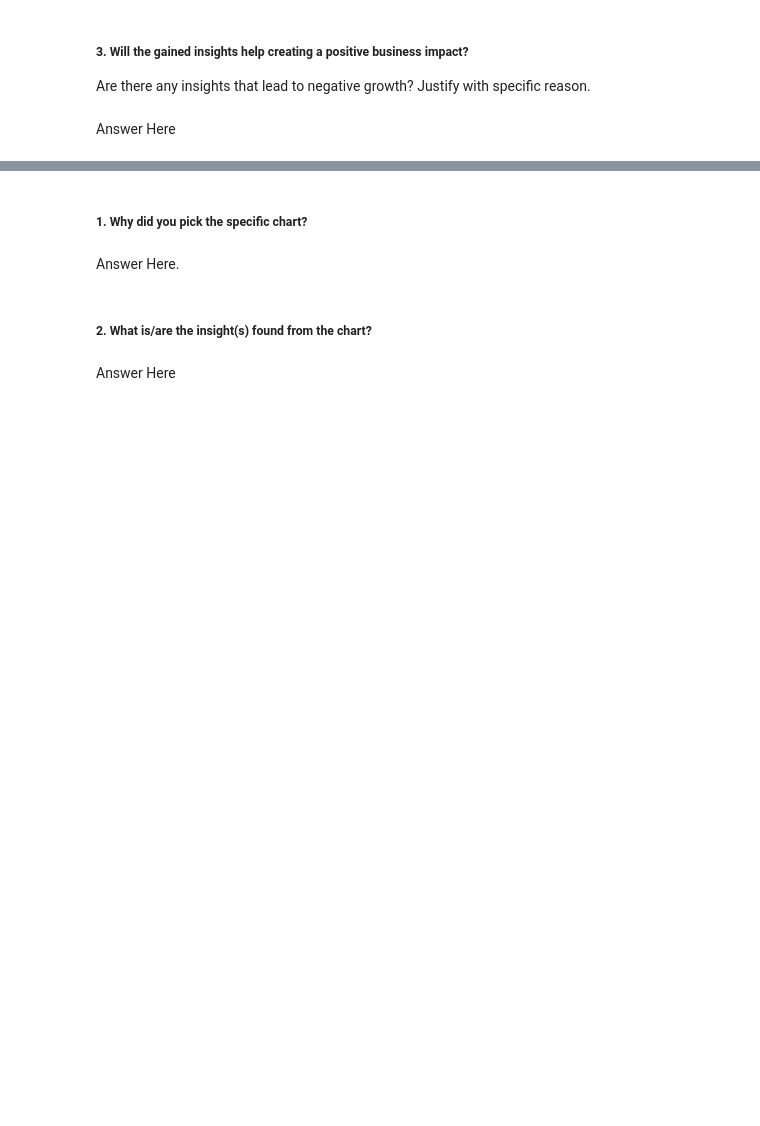
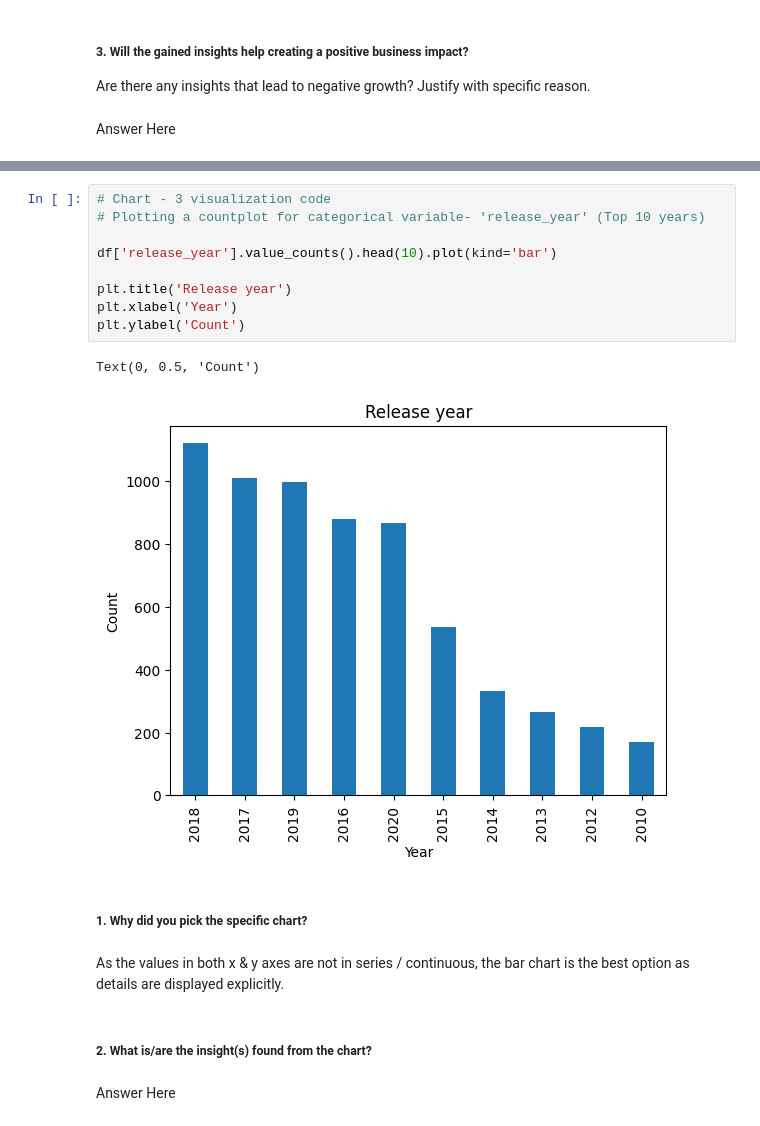
Before and after one commit to mohith-ds8/Netflix-Movies-and-TV-shows-Clustering, a Jupyter notebook: Netflix_Movies_and_TV_shows_Clustering.ipynb, the cells around one changed output, grey strips where cells are left out. Cells and saved outputs as stored; diff of their text form; blank space fills up the shorter version.

```diff
--- a/Netflix_Movies_and_TV_shows_Clustering.ipynb
+++ b/Netflix_Movies_and_TV_shows_Clustering.ipynb
@@ -178,7 +382,19 @@ Answer Here
+# %%
+# Chart - 3 visualization code
+# Plotting a countplot for categorical variable- 'release_year' (Top 10 years)
+
+df['release_year'].value_counts().head(10).plot(kind='bar')
+
+plt.title('Release year')
+plt.xlabel('Year')
+plt.ylabel('Count')
+# %% [output]
+Text(0, 0.5, 'Count')
+[figure, added]
 # %% [markdown]
 ##### 1. Why did you pick the specific chart?
-# %% [markdown]
-Answer Here.
+# %% [markdown]
+As the values in both x & y axes are not in series / continuous, the bar chart is the best option as details are displayed explicitly.
 # %% [markdown]
 ##### 2. What is/are the insight(s) found from the chart?
 # %% [markdown]
```
Also changed, not shown: parts of 156 cells of this notebook.
